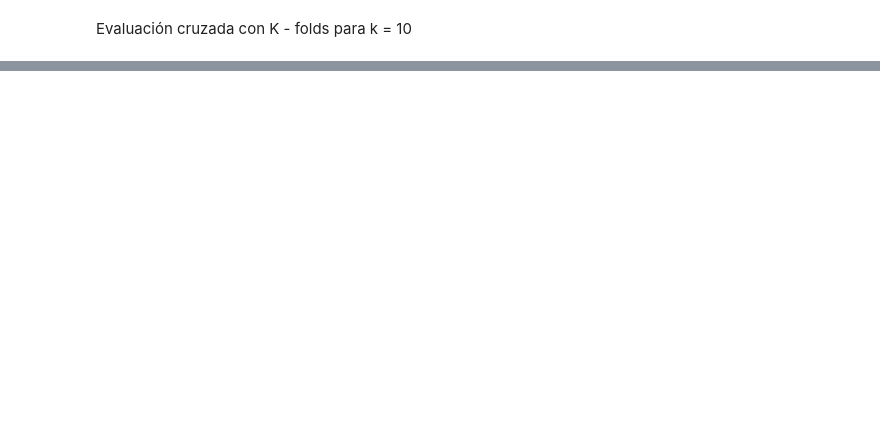
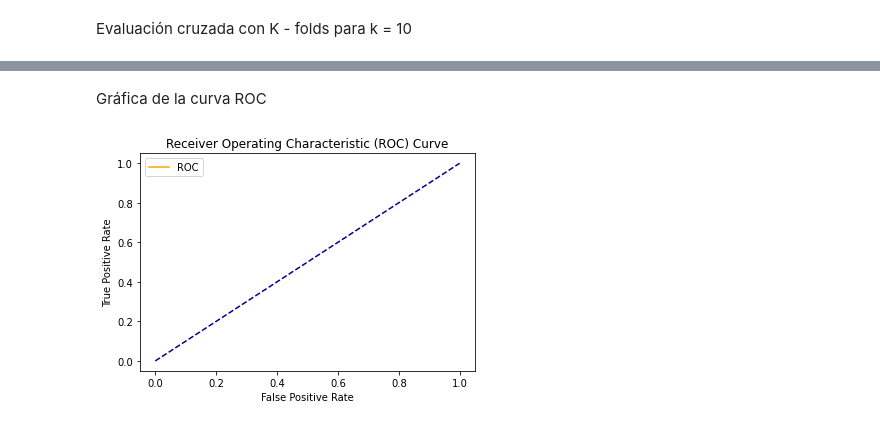
Before and after one commit to jdvalenzuelah/CC3094, a Jupyter notebook: proyecto01/DataProcessing.ipynb, the cells around one changed output, grey strips where cells are left out. Cells and saved outputs as stored; diff of their text form; code cells hidden in the pictures; blank space fills up the shorter version.

```diff
--- a/proyecto01/DataProcessing.ipynb
+++ b/proyecto01/DataProcessing.ipynb
@@ -344,0 +410,2 @@ Evaluación cruzada con K - folds para k = 10
+# %%
+dtc = RandomForestClassifier(max_depth=2, random_state=0)
@@ -344,0 +466,9 @@ Evaluación cruzada con K - folds para k = 10
+# %% [markdown]
+Gráfica de la curva ROC
+# %%
+probs = dtc.predict_proba(feature_test)
+probs = probs[:, 1]
+fper, tper, thresholds = roc_curve(target_test, probs, pos_label=4)
+plot_roc_curve(fper, tper)
+# %% [output]
+[figure, added]
```
Also changed, not shown: parts of 38 cells of this notebook.
